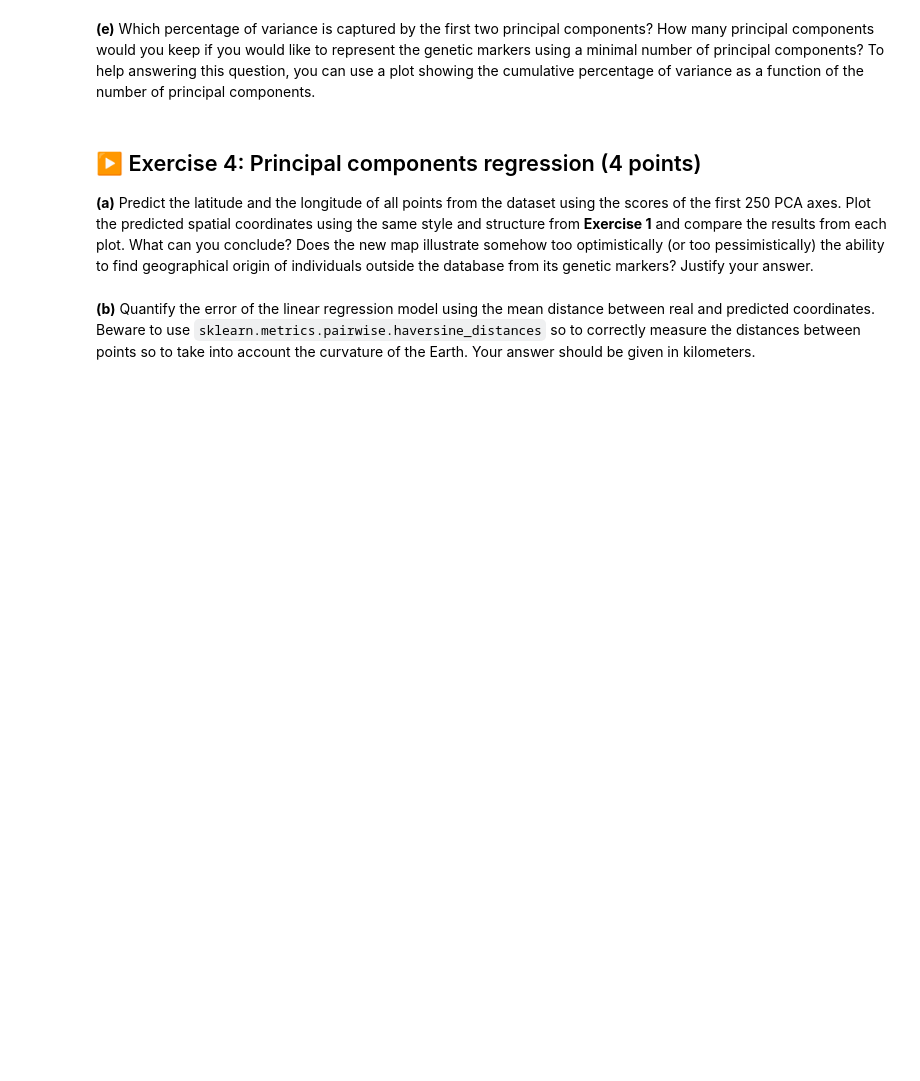
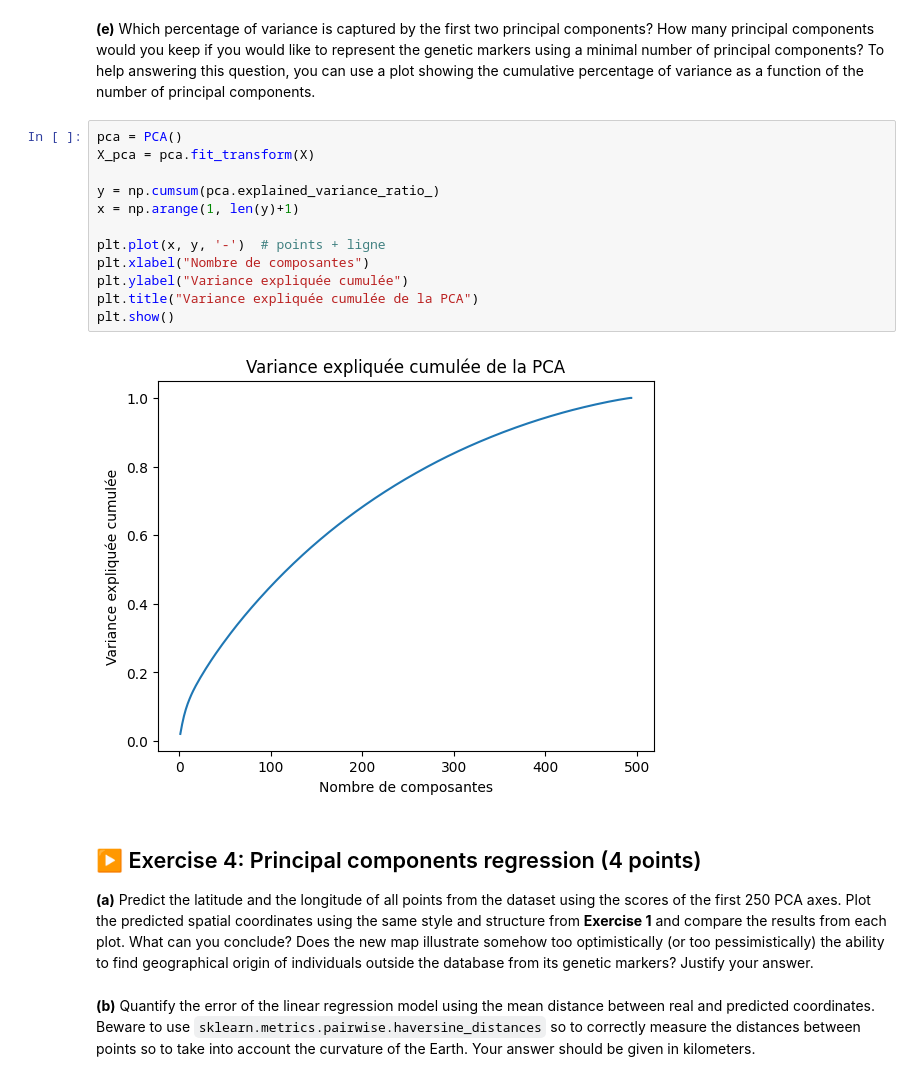
Before and after one commit to AlexGouret/ISLA, a Jupyter notebook: TP2.ipynb, the cells around one changed output. Saved outputs shown, nothing was run; the diff lists cells and outputs as text; blank space fills up the shorter version.

```diff
--- a/TP2.ipynb
+++ b/TP2.ipynb
@@ -214,5 +292,19 @@ Redo the 2D scatter plot from item **(b)** on the normalized version of the data
 # %% [markdown]
 **(e)** Which percentage of variance is captured by the first two principal components? How many principal components would you keep if you would like to represent the genetic markers using a minimal number of principal components? To help answering this question, you can use a plot showing the cumulative percentage of variance as a function of the number of principal components.
+# %%
+pca = PCA()
+X_pca = pca.fit_transform(X)
+
+y = np.cumsum(pca.explained_variance_ratio_)
+x = np.arange(1, len(y)+1)
+
+plt.plot(x, y, '-')  # points + ligne
+plt.xlabel("Nombre de composantes")
+plt.ylabel("Variance expliquée cumulée")
+plt.title("Variance expliquée cumulée de la PCA")
+plt.show()
+# %% [output]
+[figure, added]
 # %% [markdown]
 ## ▶️ Exercise 4: Principal components regression (4 points)
 
```
Also changed, not shown: parts of 7 cells of this notebook.
